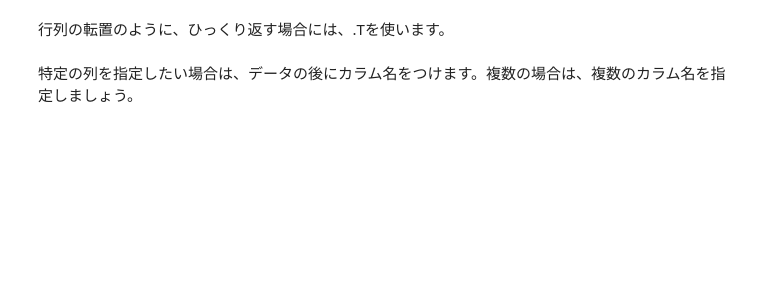
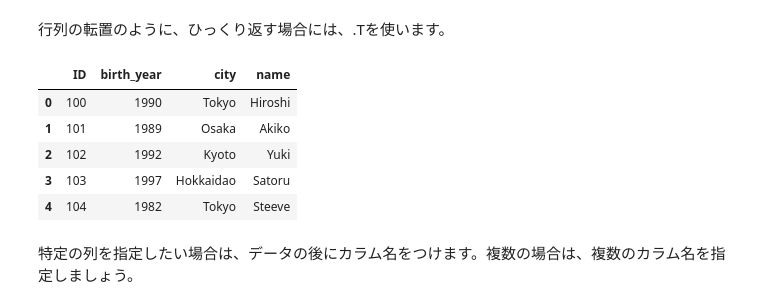
Before and after one commit to modeverv/01_byosoku_deeplearning, a Jupyter notebook: Chapter2_ver2.ipynb, the cells around one changed output. Cells and saved outputs as stored; diff of their text form; code cells hidden in the pictures; blank space fills up the shorter version.

```diff
--- a/Chapter2_ver2.ipynb
+++ b/Chapter2_ver2.ipynb
@@ -520,6 +564,14 @@ print(attri_data_frame_index1)
 # %%
 # 転置
 attri_data_frame1.T
+attri_data_frame1.T.T
+# %% [output]
+|  | ID | birth_year | city | name |
+| 0 | 100 | 1990 | Tokyo | Hiroshi |
+| 1 | 101 | 1989 | Osaka | Akiko |
+| 2 | 102 | 1992 | Kyoto | Yuki |
+| 3 | 103 | 1997 | Hokkaidao | Satoru |
+| 4 | 104 | 1982 | Tokyo | Steeve |
 # %% [markdown]
 特定の列を指定したい場合は、データの後にカラム名をつけます。複数の場合は、複数のカラム名を指定しましょう。
 # %%
```
Also changed, not shown: parts of 27 cells of this notebook.
